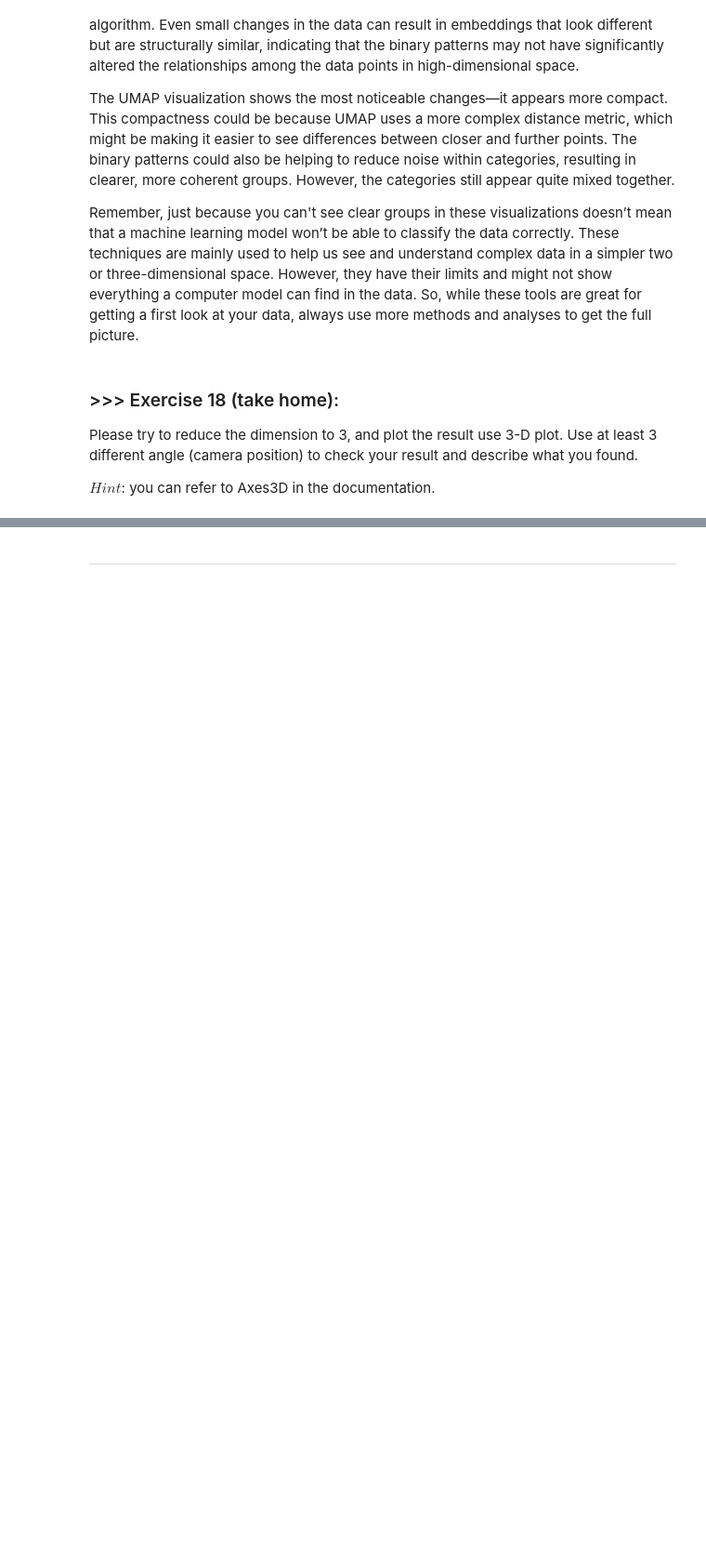
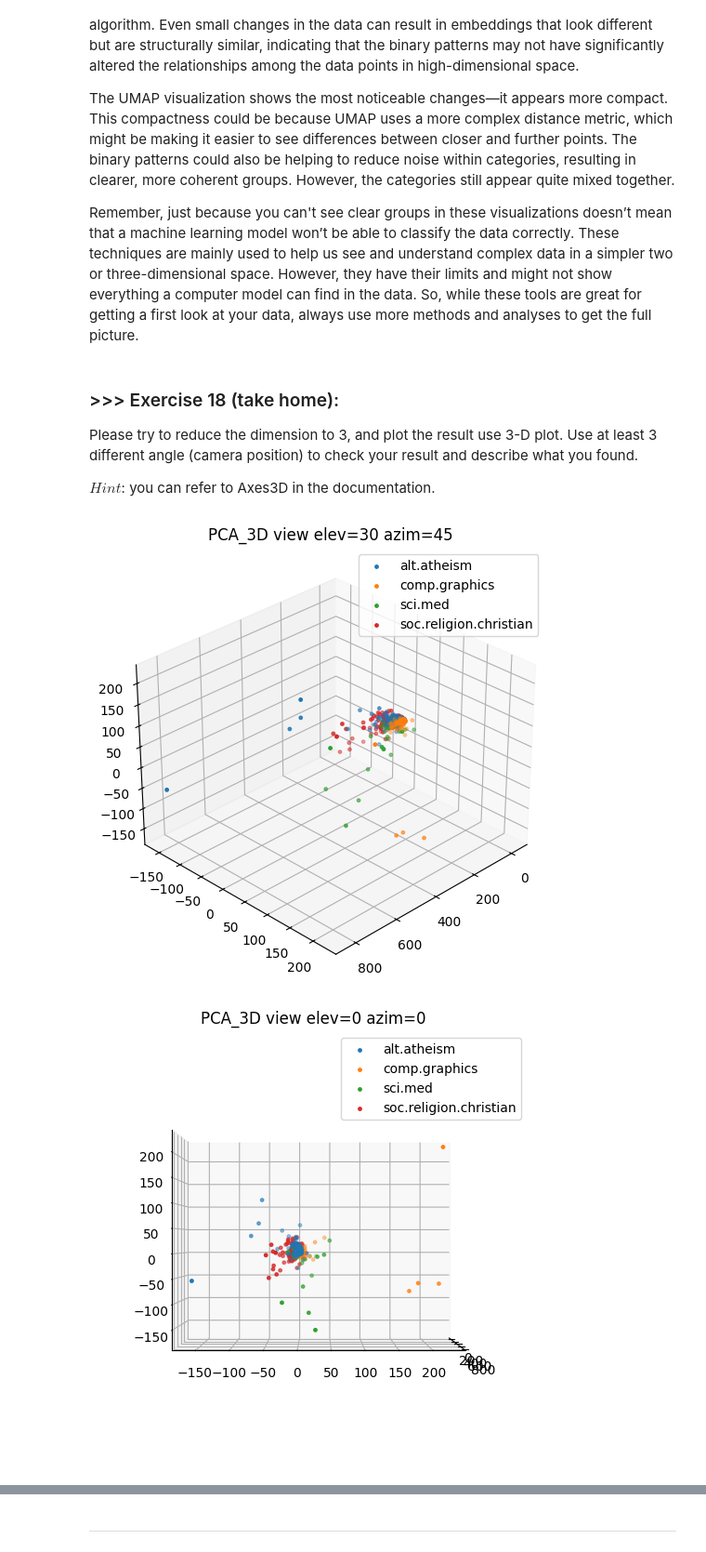
Before and after one commit to DavidGJ4/DM2025-Lab1-Exercise, a Jupyter notebook: DM2025-Lab1-Master.ipynb, the cells around one changed output, grey strips where cells are left out. Shown at 93% size. Drawn from its saved outputs; the diff is of its cells as text; code cells hidden in the pictures; blank space fills up the shorter version.

Commit message:
All Exercises Done

```diff
--- a/DM2025-Lab1-Master.ipynb
+++ b/DM2025-Lab1-Master.ipynb
@@ -2147,0 +2274,55 @@ $Hint$: you can refer to Axes3D in the documentation.
+# %%
+from sklearn.decomposition import PCA
+from sklearn.manifold import TSNE
+import umap
+import matplotlib.pyplot as plt
+from mpl_toolkits.mplot3d import Axes3D#using this cause of the hint
+import numpy as np
+
+#using tdm_df cause it was used earlier
+data = tdm_df.values
+labels = X['category_name'].values
+
+#computing the 3d embedding
+X_pca3 = PCA(n_components=3).fit_transform(data)
+X_umap3 = umap.UMAP(n_components=3).fit_transform(data)
+
+def plot_3d(X3, title, angles=[(30,45),(0,0),(60,120)]):
+    cats = np.unique(labels)
+    for i, (elev, azim) in enumerate(angles):
+        fig = plt.figure(figsize=(8,6))
+        ax = fig.add_subplot(111, projection='3d')
+        for c in cats:
+            mask = labels == c
+            ax.scatter(X3[mask,0], X3[mask,1], X3[mask,2], label=c, s=6)
+        ax.view_init(elev=elev, azim=azim)
+        ax.set_title(f"{title} view elev={elev} azim={azim}")
+        ax.legend(loc='upper right')
+        plt.show()
+
+plot_3d(X_pca3, 'PCA_3D')
+plot_3d(X_umap3, 'UMAP_3D')
+
+print("""
+-= Exercise 18 – Discussion of 3D visualization =-
+
+1. PCA 3D
+    + For this one the clusters appear to be elongated and overlapping since PCA only captures linear variance.
+    + Also some categories show partial separation but most still overlap due to complex, non linear relationships.
+2. UMAP 3D visualization
+    + This one plot shows a tigher, more clearly separated clusters.
+    + THis means that it captures underlying semantic relationships between docs better than PCA.
+    + Clusters are more compact and preserve both global and local structures.
+3. Different viewing angles:
+    + rotating the 3D plot reveals consistent separation among some categories.
+    + this confirms that the embedding genuinely groups similar docs in 3D space.
+
+Conclusion:
+    + UMAP provides a more meaninggul low dimensional representation for textural data when comparing it to PCA.
+    + It's because it offers clearer distinctions and better interpretability of document similarity
+""")
+
+#My first 3 images are PCA then 4-6 images are UMAP [labeled]
+# %% [output]
+[figure, added]
+[figure, added]
```
Also changed, not shown: parts of 43 cells of this notebook, 12 other files.
